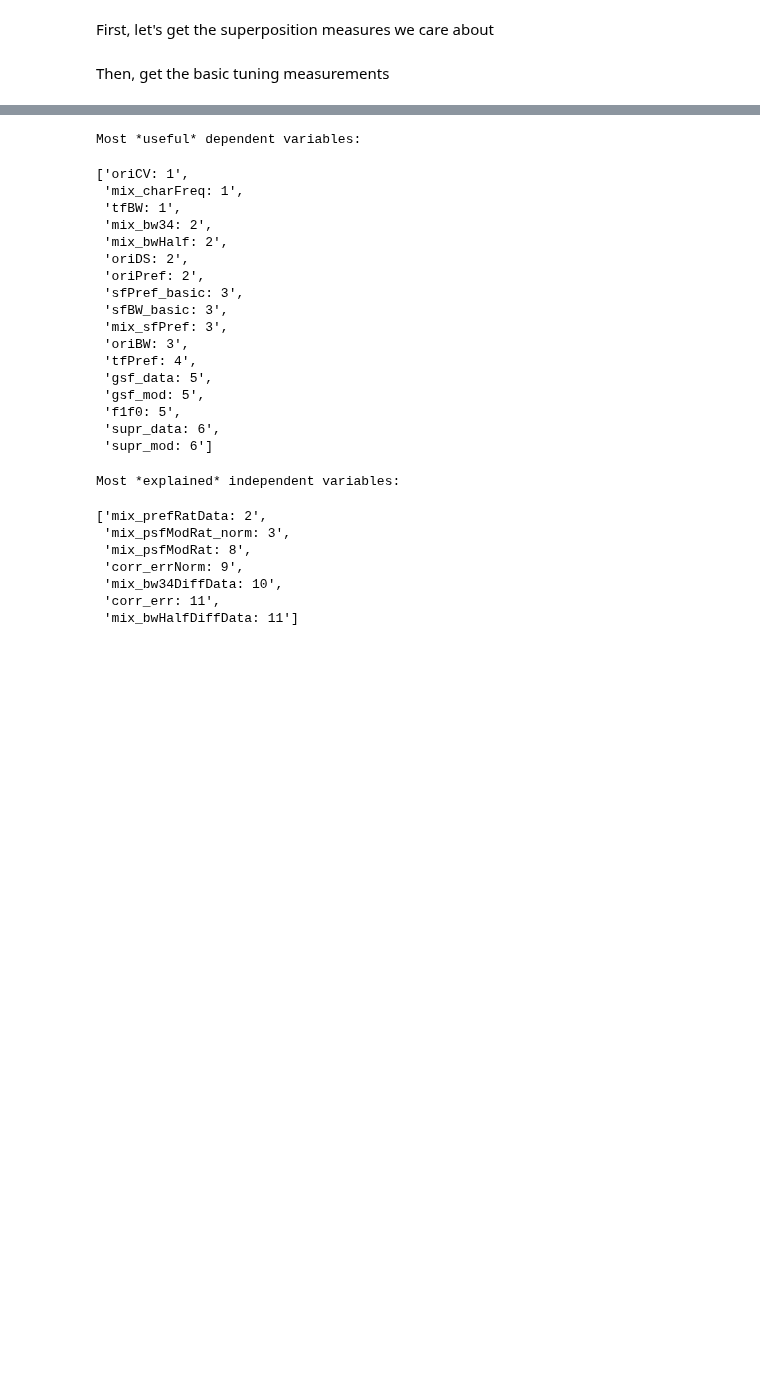
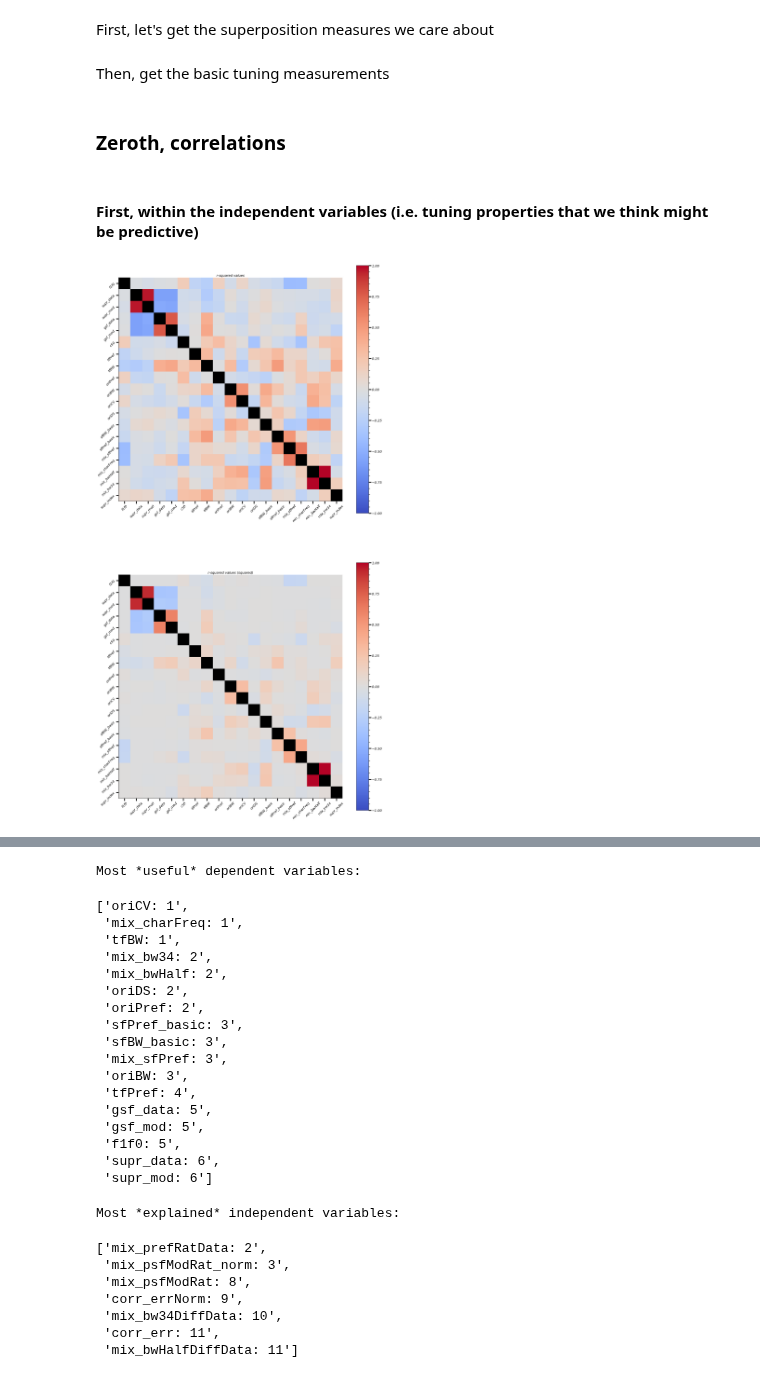
Before and after one commit to paul-levy/SF-diversity, a Jupyter notebook: descrAnalysisV1-allExps.ipynb, the cells around one changed output, grey strips where cells are left out. Saved outputs shown, nothing was run; the diff lists cells and outputs as text; code cells hidden in the pictures; blank space fills up the shorter version.

Commit message:
superposition analysis and multiple regression analysis in ntbk; saved most recent jointList and V1/superposition .npy files

```diff
--- a/descrAnalysisV1-allExps.ipynb
+++ b/descrAnalysisV1-allExps.ipynb
@@ -1824,7 +1820,7 @@ for ind in np.arange(nCells):
         pass
     # RF SIZE
     try: # suppression index from model fit (Cavanaugh '02, see hf.sizeTune for details)
-        supr_data[ind] = jointList[ind]['basics']['rfsize']['suprInd_model']
+        supr_data[ind] = jointList[ind]['basics']['rfsize']['suprInd_data']
     except:
         pass
     try: # suppression index from data (Cavanaugh '02, see hf.sizeTune for details)
@@ -1931,11 +1917,42 @@ for ind in np.arange(nCells):
 # %%
-all_ind = np.vstack((f1f0, supr_data, supr_mod, gsf_data, gsf_mod, c50_basic, tfPref, tfBW, oriPref, oriBW, oriCV, oriDS, sfPref_basic, sfBW_basic, mix_sfPref, mix_bwHalf, mix_bw34, mix_charFreq, supr_index))
-all_dep = np.vstack((mix_prefRatData, mix_bwHalfDiffData, mix_bw34DiffData, mix_psfModRat, mix_psfModRat_norm, corr_err, corr_errNorm))
+all_ind = np.vstack((f1f0, supr_data, supr_mod, gsf_data, gsf_mod, c50_basic, tfPref, tfBW, oriPref, oriBW, oriCV, oriDS, sfBW_basic, sfPref_basic, mix_sfPref, mix_charFreq, mix_bwHalf, mix_bw34, supr_index))
+all_dep = np.vstack((mix_bwHalfDiffData, mix_bw34DiffData, mix_prefRatData, mix_psfModRat, mix_psfModRat_norm, corr_err, corr_errNorm))
 
-all_ind_names = ['f1f0', 'supr_data', 'supr_mod', 'gsf_data', 'gsf_mod', 'c50', 'tfPref', 'tfBW', 'oriPref', 'oriBW', 'oriCV', 'oriDS', 'sfPref_basic', 'sfBW_basic', 'mix_sfPref', 'mix_bwHalf', 'mix_bw34', 'mix_charFreq', 'supr_index']
-all_dep_names = ['mix_prefRatData', 'mix_bwHalfDiffData', 'mix_bw34DiffData', 'mix_psfModRat', 'mix_psfModRat_norm', 'corr_err', 'corr_errNorm']
+all_ind_names = ['f1f0', 'supr_data', 'supr_mod', 'gsf_data', 'gsf_mod', 'c50', 'tfPref', 'tfBW', 'oriPref', 'oriBW', 'oriCV', 'oriDS', 'sfBW_basic', 'sfPref_basic', 'mix_sfPref', 'mix_charFreq', 'mix_bwHalf', 'mix_bw34', 'supr_index']
+all_dep_names = ['mix_bwHalfDiffData', 'mix_bw34DiffData', 'mix_prefRatData', 'mix_psfModRat', 'mix_psfModRat_norm', 'corr_err', 'corr_errNorm']
 # some varialbles should be plotted log; these are those
 all_ind_log_names = ['f1f0', 'gsf_data', 'gsf_mod', 'c50', 'tfPref', 'sfPref_basic', 'mix_sfPref', 'mix_charFreq']
 all_dep_log_names = ['mix_prefRatData', 'mix_psfModRat', 'mix_psfModRat_norm']
 # %%
 import statsmodels.api as sm
+# %% [markdown]
+### Zeroth, correlations
+# %% [markdown]
+#### First,  within the independent variables (i.e. tuning properties that we think might be predictive)
+# %%
+df = pd.DataFrame(all_ind.transpose(), columns=all_ind_names)
+# %%
+f, ax = plt.subplots(2, 1, figsize=(30, 2*30));
+
+for i in range(2):
+    plt.sca(ax[i])
+
+    corrs = np.array(df.corr());
+    xdiag, ydiag = np.diag_indices_from(corrs)
+    corrs[xdiag, ydiag] = np.nan;
+    cmp = cm.coolwarm;
+    cmp.set_bad('black')
+    if i == 1:
+        im = ax[i].imshow(np.sign(corrs)*np.square(corrs), cmap=cmp, vmin=-1, vmax=1);
+    else:
+        im = ax[i].imshow(corrs, cmap=cmp, vmin=-1, vmax=1);
+    plt.xticks(np.arange(len(all_ind_names)), all_ind_names, rotation=45);
+    plt.yticks(np.arange(len(all_ind_names)), all_ind_names, rotation=45);
+    plt.tick_params(axis='both', which='minor', left=False, bottom=False)
+    f.colorbar(im, ax=ax[i]);
+    if i == 0:
+        ax[i].set_title('r-squared values')
+    else:
+        ax[i].set_title('r-squared values (squared)')
+# %% [output]
+[figure, added]
```
Also changed, not shown: parts of 20 cells of this notebook, 2 other files.
